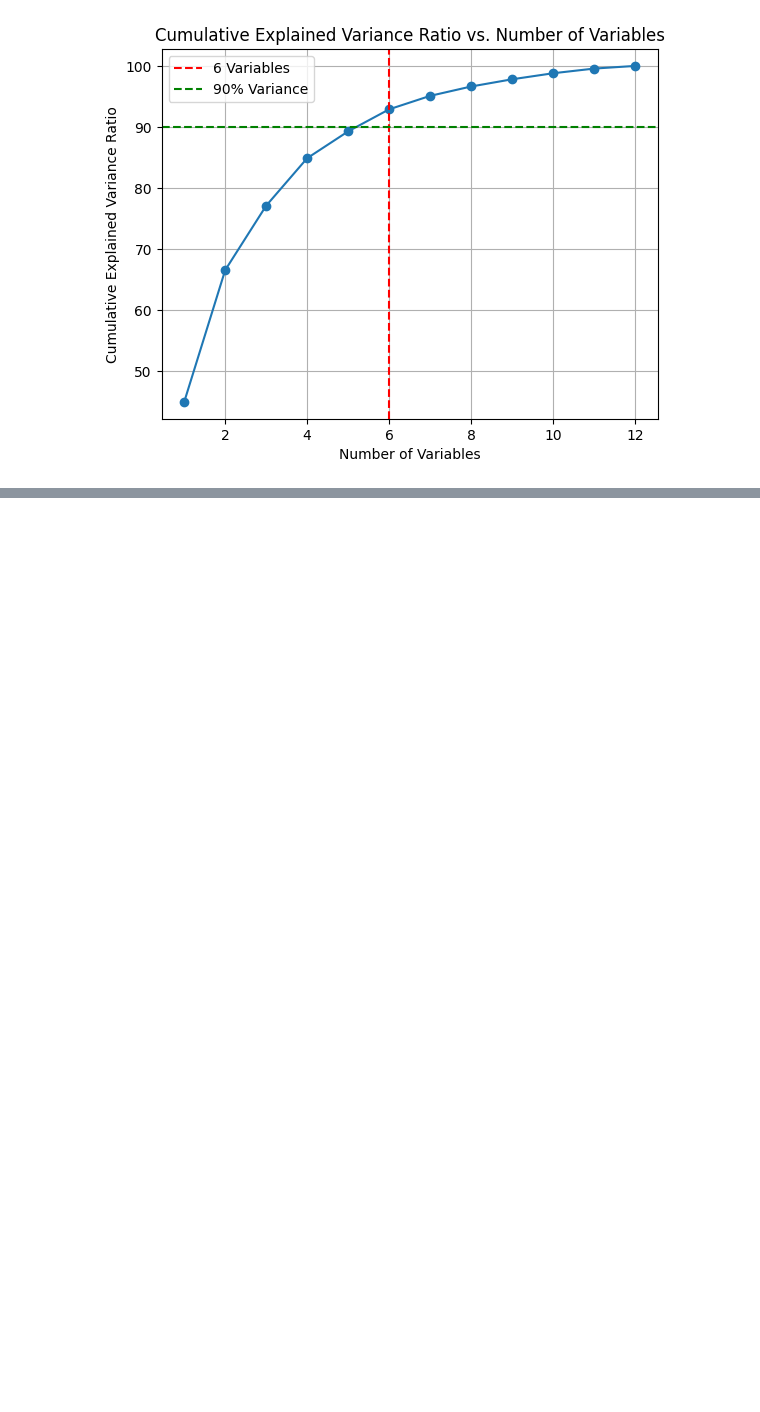
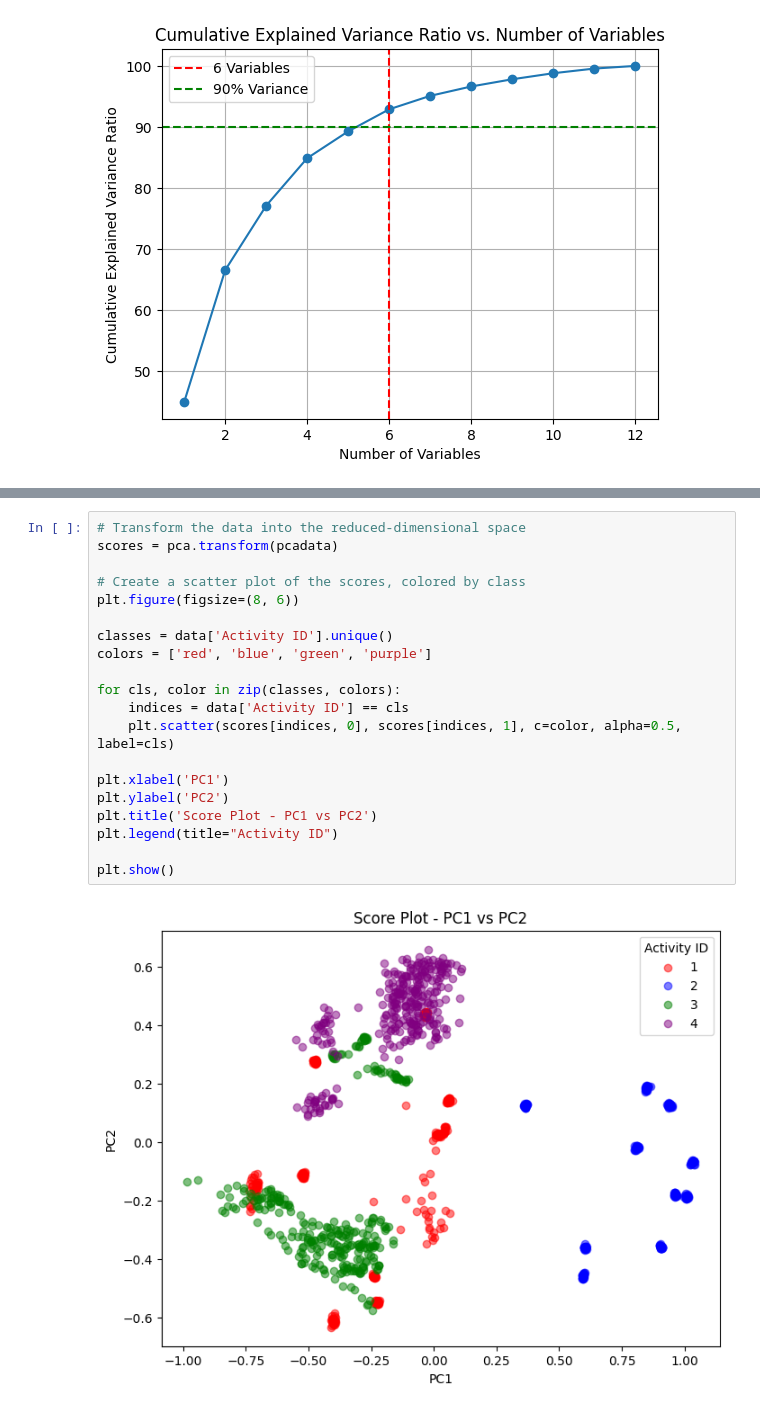
Before and after one commit to jespervh19/8CC00Code, a Jupyter notebook: Assignment2/MGPStoorvogel_notebook.ipynb, the cells around one changed output, grey strips where cells are left out. Drawn from its saved outputs; the diff is of its cells as text; blank space fills up the shorter version.

```diff
--- a/Assignment2/MGPStoorvogel_notebook.ipynb
+++ b/Assignment2/MGPStoorvogel_notebook.ipynb
@@ -177,0 +243,22 @@ Variable with the lowest impact on PC2: gry
+# %%
+# Transform the data into the reduced-dimensional space
+scores = pca.transform(pcadata)
+
+# Create a scatter plot of the scores, colored by class
+plt.figure(figsize=(8, 6))
+
+classes = data['Activity ID'].unique()
+colors = ['red', 'blue', 'green', 'purple']
+
+for cls, color in zip(classes, colors):
+    indices = data['Activity ID'] == cls
+    plt.scatter(scores[indices, 0], scores[indices, 1], c=color, alpha=0.5, label=cls)
+
+plt.xlabel('PC1')
+plt.ylabel('PC2')
+plt.title('Score Plot - PC1 vs PC2')
+plt.legend(title="Activity ID")
+
+plt.show()
+# %% [output]
+[figure, added]
```
Also changed, not shown: parts of 9 cells of this notebook, 7 other files.
